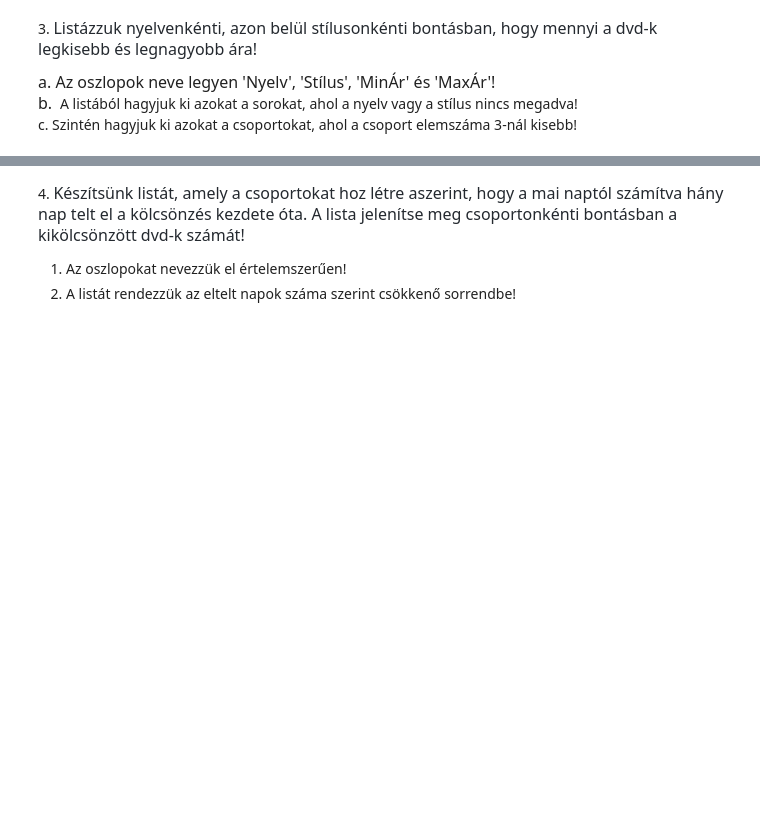
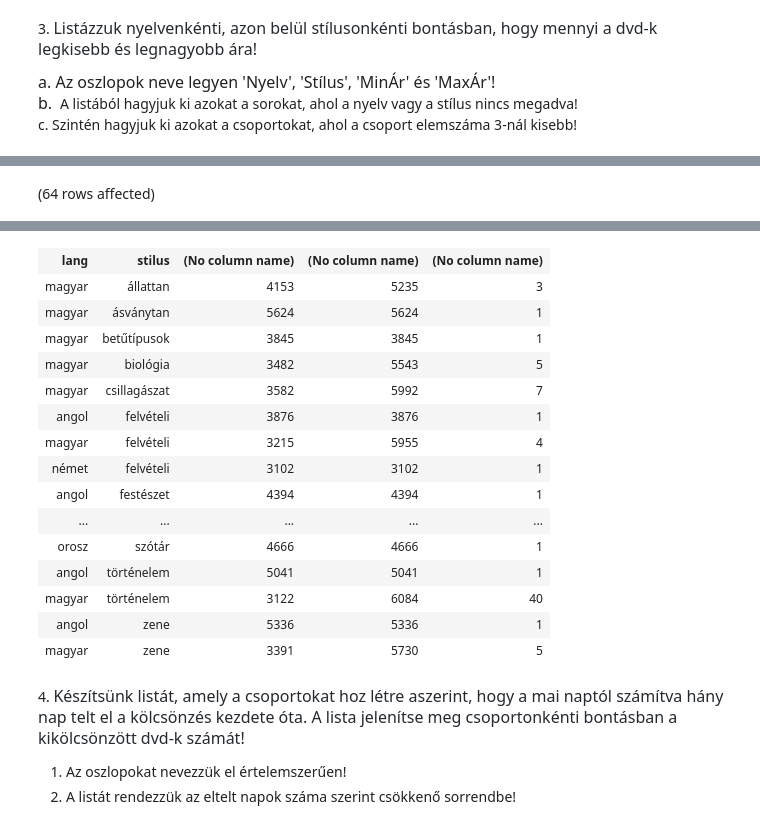
Before and after one commit to csokibalazs/SQLGyak, a Jupyter notebook: gyakorlat02_feladatok .ipynb, the cells around one changed output, grey strips where cells are left out. Saved outputs shown, nothing was run; the diff lists cells and outputs as text; code cells hidden in the pictures; blank space fills up the shorter version.

```diff
--- a/gyakorlat02_feladatok .ipynb
+++ b/gyakorlat02_feladatok .ipynb
@@ -78,0 +56,6 @@ Total execution time: 00:00:00.005
+# %%
+SELECT nyelvek.lang, dvd.stilus, Min(nettoar), Max(nettoar), Count(*)
+FROm dvd JOIN nyelvek ON dvd.lang = nyelvek.id
+GROUP BY nyelvek.lang, dvd.stilus
+# %% [output]
+(64 rows affected)
@@ -79,3 +63,19 @@ Total execution time: 00:00:00.005
+| lang | stilus | (No column name) | (No column name) | (No column name) |
+| magyar | állattan | 4153 | 5235 | 3 |
+| magyar | ásványtan | 5624 | 5624 | 1 |
+| magyar | betűtípusok | 3845 | 3845 | 1 |
+| magyar | biológia | 3482 | 5543 | 5 |
+| magyar | csillagászat | 3582 | 5992 | 7 |
+| angol | felvételi | 3876 | 3876 | 1 |
+| magyar | felvételi | 3215 | 5955 | 4 |
+| német | felvételi | 3102 | 3102 | 1 |
+| angol | festészet | 4394 | 4394 | 1 |
+| ... | ... | ... | ... | ... |
+| orosz | szótár | 4666 | 4666 | 1 |
+| angol | történelem | 5041 | 5041 | 1 |
+| magyar | történelem | 3122 | 6084 | 40 |
+| angol | zene | 5336 | 5336 | 1 |
+| magyar | zene | 3391 | 5730 | 5 |
 # %% [markdown]
 4. <span style="color: rgb(36, 41, 47); font-family: -apple-system, BlinkMacSystemFont, &quot;Segoe UI&quot;, Helvetica, Arial, sans-serif, &quot;Apple Color Emoji&quot;, &quot;Segoe UI Emoji&quot;; font-size: 16px;">Készítsünk listát, amely a csoportokat hoz létre aszerint, hogy a mai naptól számítva hány nap telt el a kölcsönzés kezdete óta. A lista jelenítse meg csoportonkénti bontásban a kikölcsönzött dvd-k számát!</span>
 
```
Also changed, not shown: parts of 11 cells of this notebook, 1 other file.
